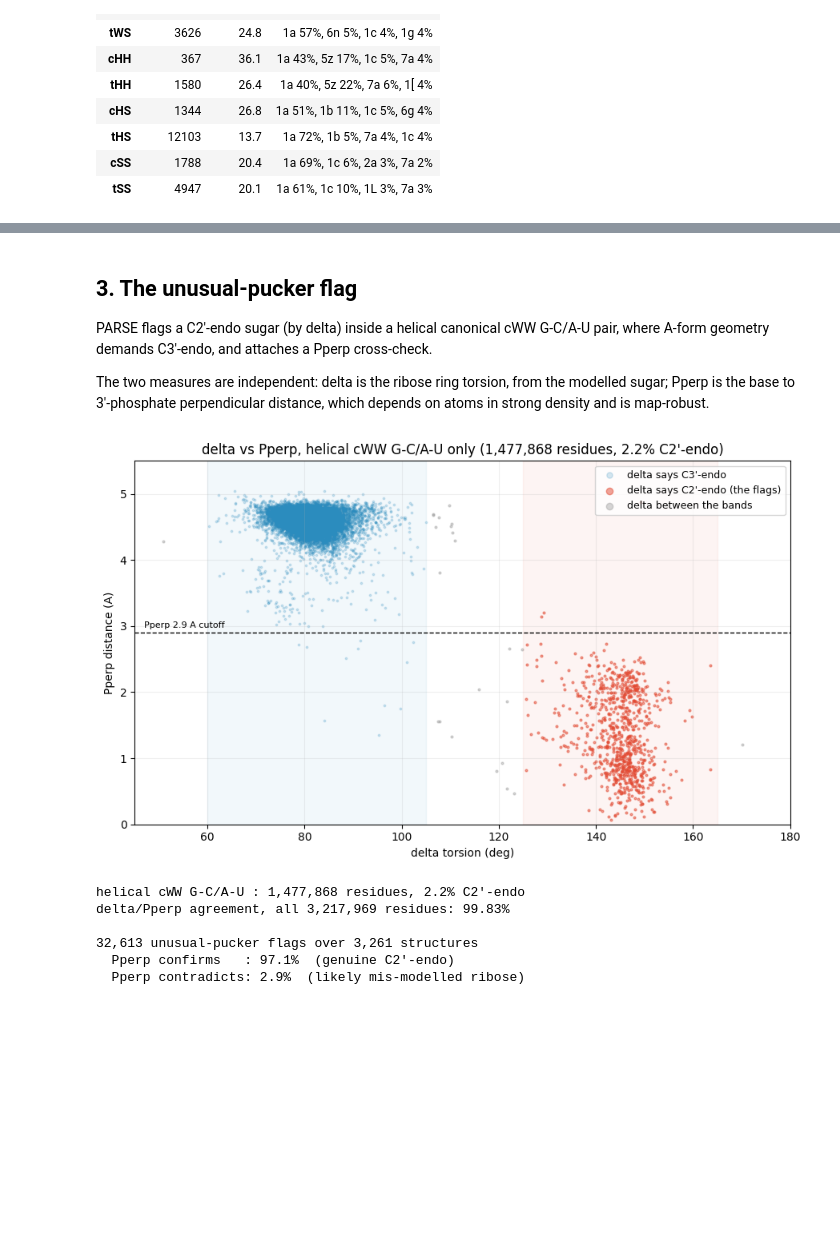
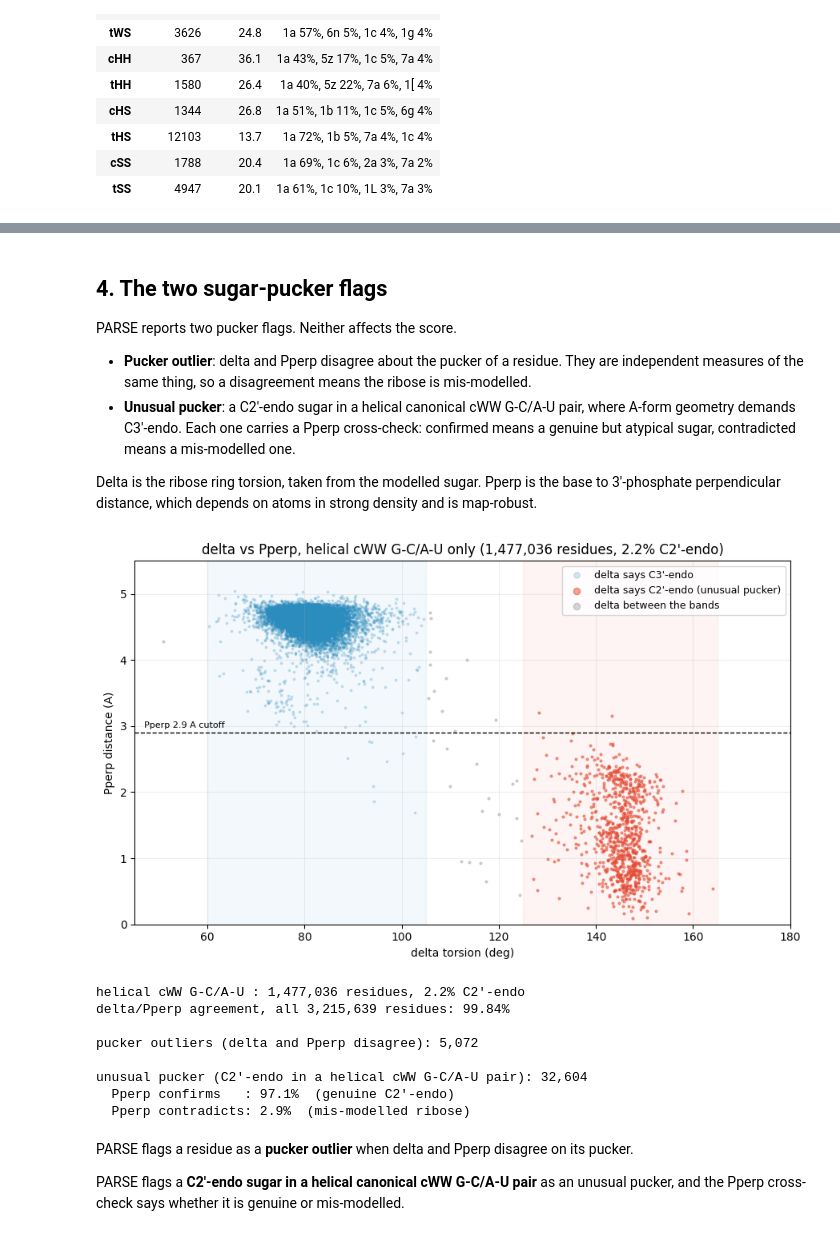
Before and after one commit to KamshinenD/PARSE-RNA-Analysis, a Jupyter notebook: notebooks/backbone_and_pucker.ipynb, the cells around one changed output, grey strips where cells are left out. Drawn from its saved outputs; the diff is of its cells as text; code cells hidden in the pictures; blank space fills up the shorter version.

```diff
--- a/notebooks/backbone_and_pucker.ipynb
+++ b/notebooks/backbone_and_pucker.ipynb
@@ -42,8 +106,8 @@ print(f"{len(RES):,} residues in a classified pair, from "
 For every residue in a classified pair, the named Richardson rotamer its
 backbone sits in.
 # %%
-ok = RES[~RES.is_outlier]
-tab = pd.crosstab(ok.lw_class, ok.conformer).reindex(LW).dropna(how="all")
+assigned = RES[~RES.is_outlier]
+tab = pd.crosstab(assigned.lw_class, assigned.conformer).reindex(LW).dropna(how="all")
 top = tab.sum(axis=0).sort_values(ascending=False).head(12).index
 use = 100 * tab[top].div(tab.sum(axis=1), axis=0)
 use["other"] = 100 - use.sum(axis=1)
@@ -65,7 +129,7 @@ fig.tight_layout(); plt.show()
 
 rows = []
 for lw in LW:
-    d = ok[ok.lw_class == lw]
+    d = assigned[assigned.lw_class == lw]
     if len(d) < 200:
         continue
     vc = d.conformer.value_counts(normalize=True)
@@ -119,35 +180,32 @@ print(f"{SUM['n_flagged_residues']:,} flagged residues from {SUM['n_structures']
       f"structures ({SUM['n_dropped_reconstruction_mismatch']:,} dropped on the "
       f"reconstruction check, {SUM['n_failed']} structures failed)")
 
-NAMED = "assigned rotamer, torsions named"
+NAMED = "assigned rotamer, corrections recommended"
 NEAREST = "no assigned rotamer (target is nearest)"
 GROUPS = {NAMED: B[B.tier == "fixable"], NEAREST: B[B.tier == "flag_only"]}
 n_nothing = int((B.tier == "review").sum())
 
 R = pd.DataFrame([{
     "residues": k, "n": len(d),
-    "median torsions named": d.n_fired.median(),
+    "median torsions recommended": d.n_fired.median(),
     "suiteness before": d.suiteness.mean(),
     "suiteness after": d.suiteness_after.mean(),
     "% reaching 0.5": 100 * (d.suiteness_after > 0.5).mean(),
 } for k, d in GROUPS.items()]).set_index("residues")
 display(R.round(2))
-print(f"a further {n_nothing:,} flagged residues have no torsion named and are "
-      "excluded: there is nothing to correct")
 
-# Plotted: the residues PARSE actually makes a prescription for.
 fx = GROUPS[NAMED]
 bins = np.linspace(0, 1, 51)
 
 fig, ax = plt.subplots(figsize=(9, 5))
 ax.hist(fx.suiteness, bins=bins, color="#C44E52", alpha=0.75, label="as deposited")
 ax.hist(fx.suiteness_after, bins=bins, color="#4C72B0", alpha=0.7,
-        label="after correcting the named torsions")
+        label="after applying PARSE's recommendations")
 ax.axvline(0.5, color="k", ls="--", lw=1)
 ax.set_xlim(0, 1)
 ax.set_xlabel("suiteness"); ax.set_ylabel("residues")
-ax.set_title(f"Suiteness before and after correcting the named torsions "
-             f"(n={len(fx):,})")
+ax.set_title(f"Suiteness before and after applying PARSE's recommended "
+             f"corrections (n={len(fx):,})")
 ax.legend(fontsize=10, loc="upper right", frameon=False)
 ax.grid(axis="y", alpha=0.25); ax.set_axisbelow(True)
 fig.tight_layout(); plt.show()
@@ -155,8 +213,8 @@ fig.tight_layout(); plt.show()
 print(f"n={len(fx):,}: mean suiteness {fx.suiteness.mean():.2f} -> "
       f"{fx.suiteness_after.mean():.2f}; {100*(fx.suiteness_after > 0.5).mean():.1f}% "
       "cross 0.5")
-print("\nby number of torsions named:")
+print("\nby number of torsions recommended:")
 for k in sorted(fx.n_fired.unique())[:5]:
     d = fx[fx.n_fired == k]
-    print(f"  {k} named : {100*(d.suiteness_after > 0.5).mean():5.1f}% reach 0.5   (n={len(d):,})")
+    print(f"  {k} recommended : {100*(d.suiteness_after > 0.5).mean():5.1f}% reach 0.5   (n={len(d):,})")
 # %% [output]
@@ -195,12 +253,19 @@ that raises suiteness still has to fit the density, which is refinement's job.
 # %% [markdown]
-## 3. The unusual-pucker flag
+## 4. The two sugar-pucker flags
 
-PARSE flags a C2'-endo sugar (by delta) inside a helical canonical cWW G-C/A-U
-pair, where A-form geometry demands C3'-endo, and attaches a Pperp cross-check.
+PARSE reports two pucker flags. Neither affects the score.
 
-The two measures are independent: delta is the ribose ring torsion, from the
-modelled sugar; Pperp is the base to 3'-phosphate perpendicular distance, which
-depends on atoms in strong density and is map-robust.
+- **Pucker outlier**: delta and Pperp disagree about the pucker of a residue.
+  They are independent measures of the same thing, so a disagreement means the
+  ribose is mis-modelled.
+- **Unusual pucker**: a C2'-endo sugar in a helical canonical cWW G-C/A-U pair,
+  where A-form geometry demands C3'-endo. Each one carries a Pperp cross-check:
+  confirmed means a genuine but atypical sugar, contradicted means a
+  mis-modelled one.
+
+Delta is the ribose ring torsion, taken from the modelled sugar. Pperp is the
+base to 3'-phosphate perpendicular distance, which depends on atoms in strong
+density and is map-robust.
 # %%
 PP = np.load(data_file("reference/pucker_delta_pperp_hist.npz"))
 counts, d_edges, p_edges = PP["hist_helical"], PP["delta_edges"], PP["pperp_edges"]
@@ -221,40 +286,51 @@ for i in range(counts.shape[0]):
 dx, px = np.concatenate(dx), np.concatenate(px)
 band = np.where((dx >= 60) & (dx <= 105), 3, np.where((dx >= 125) & (dx <= 165), 2, 0))
 
 fig, ax = plt.subplots(figsize=(9, 5.5))
 for b, colr, s, al, lab in ((3, "#2b8cbe", 3, 0.2, "delta says C3'-endo"),
-                            (2, "#e34a33", 4, 0.5, "delta says C2'-endo (the flags)"),
+                            (2, "#e34a33", 4, 0.5, "delta says C2'-endo (unusual pucker)"),
                             (0, "#999999", 4, 0.4, "delta between the bands")):
     ax.scatter(dx[band == b], px[band == b], s=s, alpha=al, color=colr, label=lab)
 ax.axhline(2.9, ls="--", color="k", lw=1)
 ax.text(47, 2.98, "Pperp 2.9 A cutoff", fontsize=8)
 ax.axvspan(60, 105, color="#2b8cbe", alpha=0.06)
 ax.axvspan(125, 165, color="#e34a33", alpha=0.06)
 ax.set_xlim(45, 180); ax.set_ylim(0, 5.5)
 ax.set_xlabel("delta torsion (deg)"); ax.set_ylabel("Pperp distance (A)")
 ax.set_title(f"delta vs Pperp, helical cWW G-C/A-U only "
              f"({n_helical:,} residues, {pct_c2:.1f}% C2'-endo)")
 ax.legend(loc="upper right", fontsize=9, markerscale=3); ax.grid(alpha=0.2)
 fig.tight_layout(); plt.show()
 
 PUCK = [json.loads(l) for l in open(data_file("reference/pucker_uniques.jsonl"))]
 unusual = [f for r in PUCK for f in r["unusual_pucker"]]
 confirmed = 100 * np.mean([f["pperp_confirms"] for f in unusual])
 base_of = lambda rid: rid.split("-")[1]
 bc = pd.Series([base_of(f["res_id"]) for f in unusual
                 if base_of(f["res_id"]) in list("ACGU")]).value_counts(normalize=True) * 100
 
 print(f"helical cWW G-C/A-U : {n_helical:,} residues, {pct_c2:.1f}% C2'-endo")
 print(f"delta/Pperp agreement, all {int(PP['n_residues']):,} residues: "
       f"{float(PP['agreement_pct']):.2f}%")
-print(f"\n{len(unusual):,} unusual-pucker flags over {len(PUCK):,} structures")
+outliers = [f for r in PUCK for f in r["pucker_outliers"]]
+print(f"\npucker outliers (delta and Pperp disagree): {len(outliers):,}")
+print(f"\nunusual pucker (C2'-endo in a helical cWW G-C/A-U pair): {len(unusual):,}")
 print(f"  Pperp confirms   : {confirmed:.1f}%  (genuine C2'-endo)")
-print(f"  Pperp contradicts: {100-confirmed:.1f}%  (likely mis-modelled ribose)")
+print(f"  Pperp contradicts: {100-confirmed:.1f}%  (mis-modelled ribose)")
 # %% [output]
-[figure, old version]
+[figure, new version]
-helical cWW G-C/A-U : 1,477,868 residues, 2.2% C2'-endo
-delta/Pperp agreement, all 3,217,969 residues: 99.83%
+helical cWW G-C/A-U : 1,477,036 residues, 2.2% C2'-endo
+delta/Pperp agreement, all 3,215,639 residues: 99.84%
 
-32,613 unusual-pucker flags over 3,261 structures
+pucker outliers (delta and Pperp disagree): 5,072
+
+unusual pucker (C2'-endo in a helical cWW G-C/A-U pair): 32,604
   Pperp confirms   : 97.1%  (genuine C2'-endo)
-  Pperp contradicts: 2.9%  (likely mis-modelled ribose)
+  Pperp contradicts: 2.9%  (mis-modelled ribose)
+# %% [markdown]
+PARSE flags a residue as a **pucker outlier** when delta and Pperp disagree on
+its pucker.
+
+PARSE flags a **C2'-endo sugar in a helical canonical cWW G-C/A-U pair** as an
+unusual pucker, and the Pperp cross-check says whether it is genuine or
+mis-modelled.
```
Also changed, not shown: parts of 10 cells of this notebook, 1 other file.
